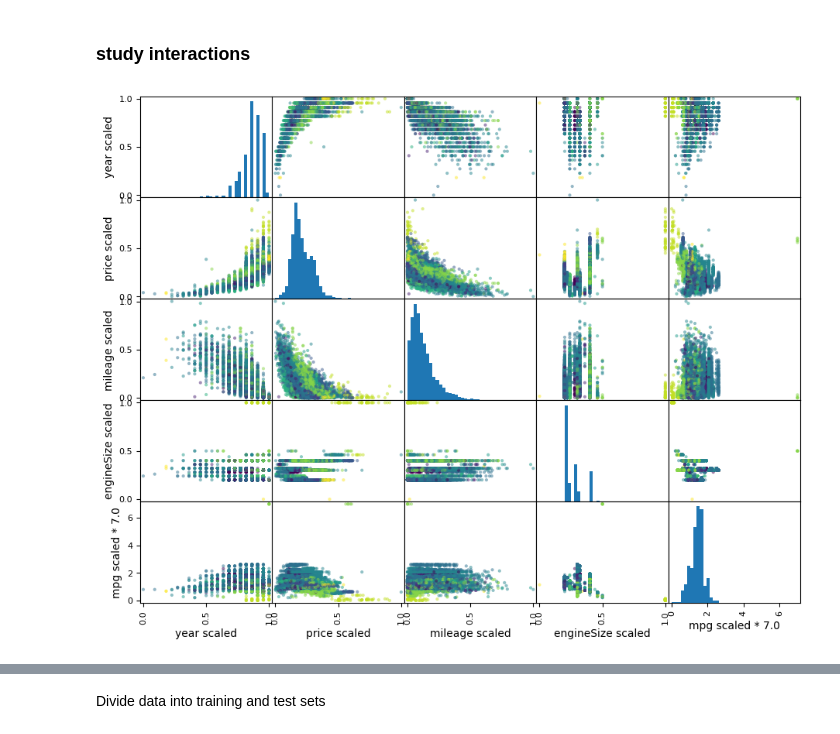
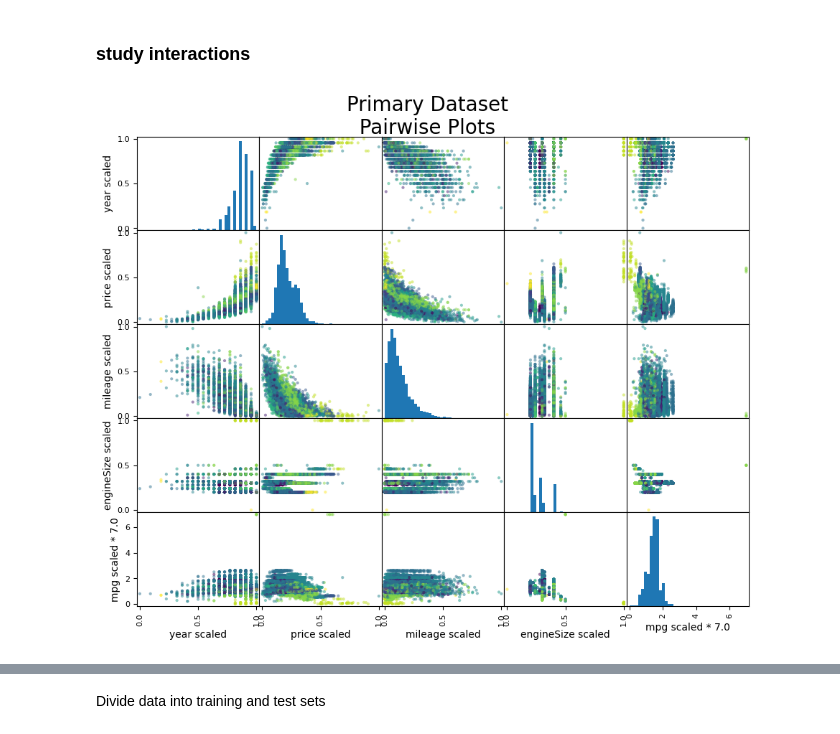
Before and after one commit to ddoggdiggitty/INFS-768-project, a Jupyter notebook: Group Project/Programming/CompiledKNN.ipynb, the cells around one changed output, grey strips where cells are left out. Drawn from its saved outputs; the diff is of its cells as text; code cells hidden in the pictures.

```diff
--- a/Group Project/Programming/CompiledKNN.ipynb
+++ b/Group Project/Programming/CompiledKNN.ipynb
@@ -219,10 +219,11 @@ y2 = pd.read_csv("y2.csv").to_numpy().ravel()
 # %%
 pd.plotting.scatter_matrix(
     X_scaled[X_scaled.columns[[0,1,2,3,11]]],
     c=LabelEncoder().fit(y).transform(y),
     hist_kwds={'bins':40},
-    figsize=(11, 8.5)
+    figsize=(11, 8.5),
 )
+plt.text(-17, 20000, "Primary Dataset\n  Pairwise Plots", size=20)
 plt.show()
 # %% [output]
-[figure, old version]
+[figure, new version]
```
Also changed, not shown: parts of 15 cells of this notebook.
